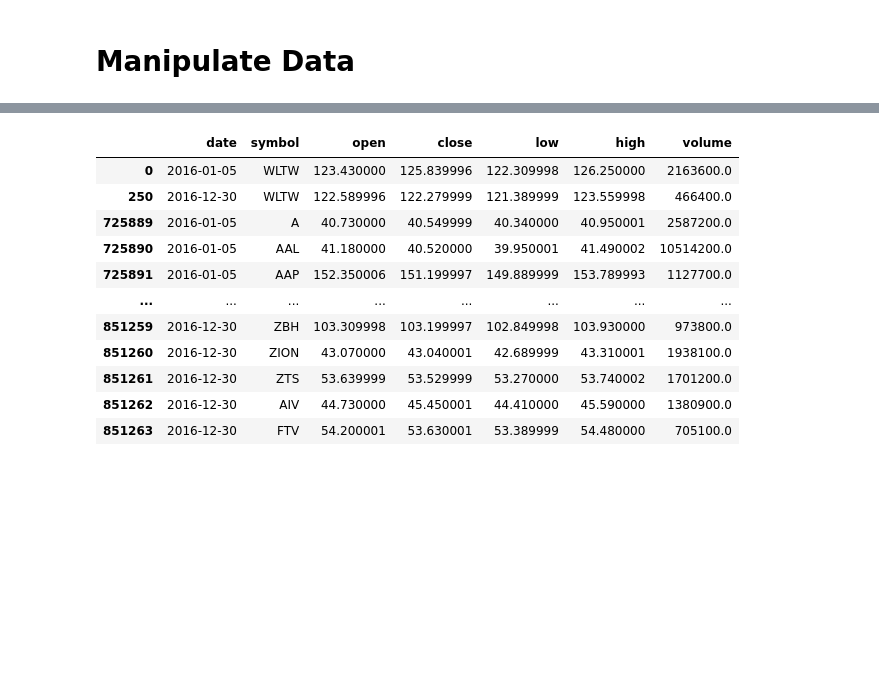
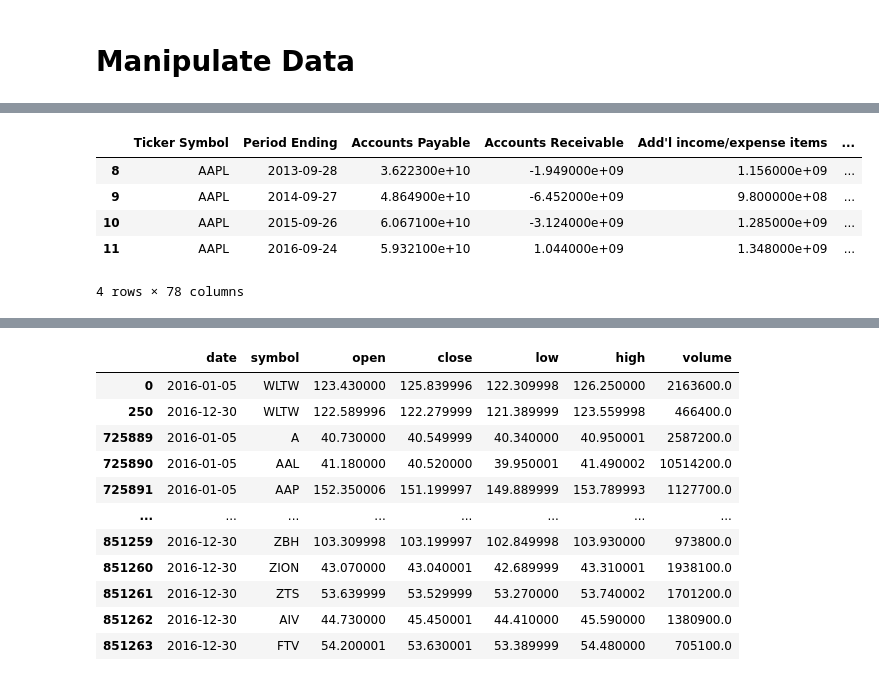
Before and after one commit to YudhaHM/2.DS_Project_Kaggle-NewYork_StockPrice_Analysis, a Jupyter notebook: Kaggle - NY Stock Price Analysis.ipynb, the cells around one changed output, grey strips where cells are left out. Saved outputs shown, nothing was run; the diff lists cells and outputs as text; code cells hidden in the pictures; blank space fills up the shorter version.

```diff
--- a/Kaggle - NY Stock Price Analysis.ipynb
+++ b/Kaggle - NY Stock Price Analysis.ipynb
@@ -178,0 +218,10 @@ Text(0, 0.5, 'Stock Price')
+# %%
+apple = data.loc[(data['Ticker Symbol'] == "AAPL")]
+apple
+# %% [output]
+|  | Ticker Symbol | Period Ending | Accounts Payable | Accounts Receivable | Add'l income/expense items | ... |
+| 8 | AAPL | 2013-09-28 | 3.622300e+10 | -1.949000e+09 | 1.156000e+09 | ... |
+| 9 | AAPL | 2014-09-27 | 4.864900e+10 | -6.452000e+09 | 9.800000e+08 | ... |
+| 10 | AAPL | 2015-09-26 | 6.067100e+10 | -3.124000e+09 | 1.285000e+09 | ... |
+| 11 | AAPL | 2016-09-24 | 5.932100e+10 | 1.044000e+09 | 1.348000e+09 | ... |
+4 rows × 78 columns
```
Also changed, not shown: parts of 18 cells of this notebook.
